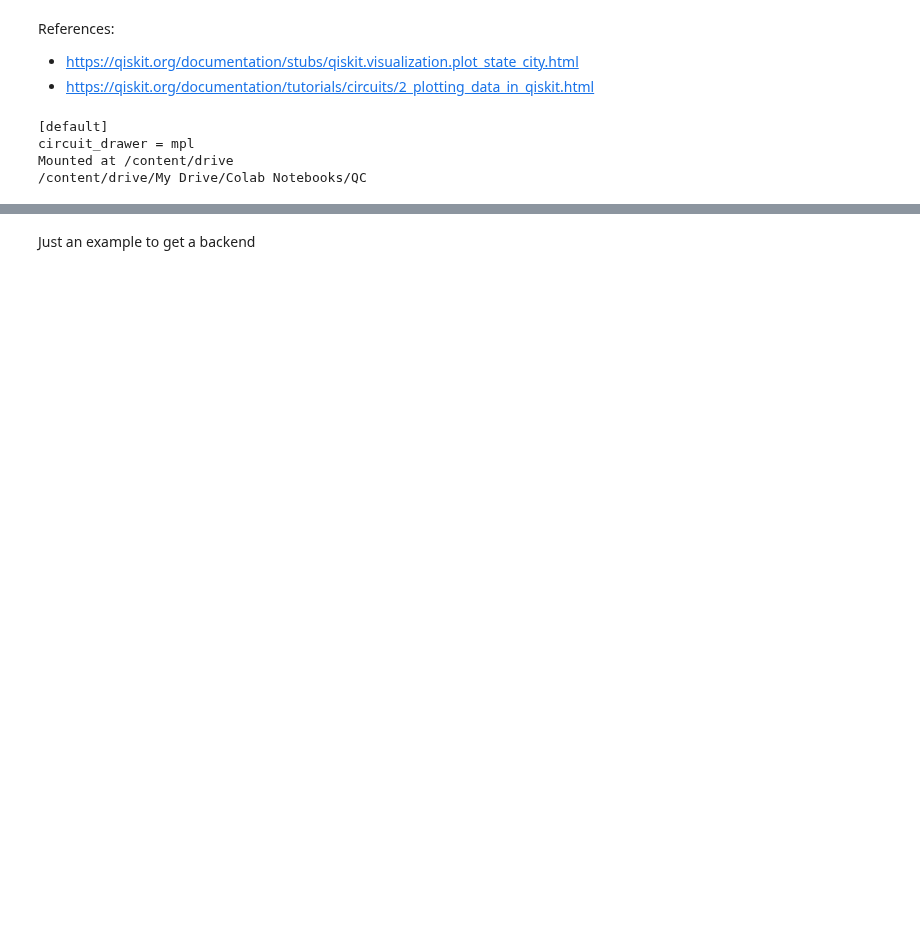
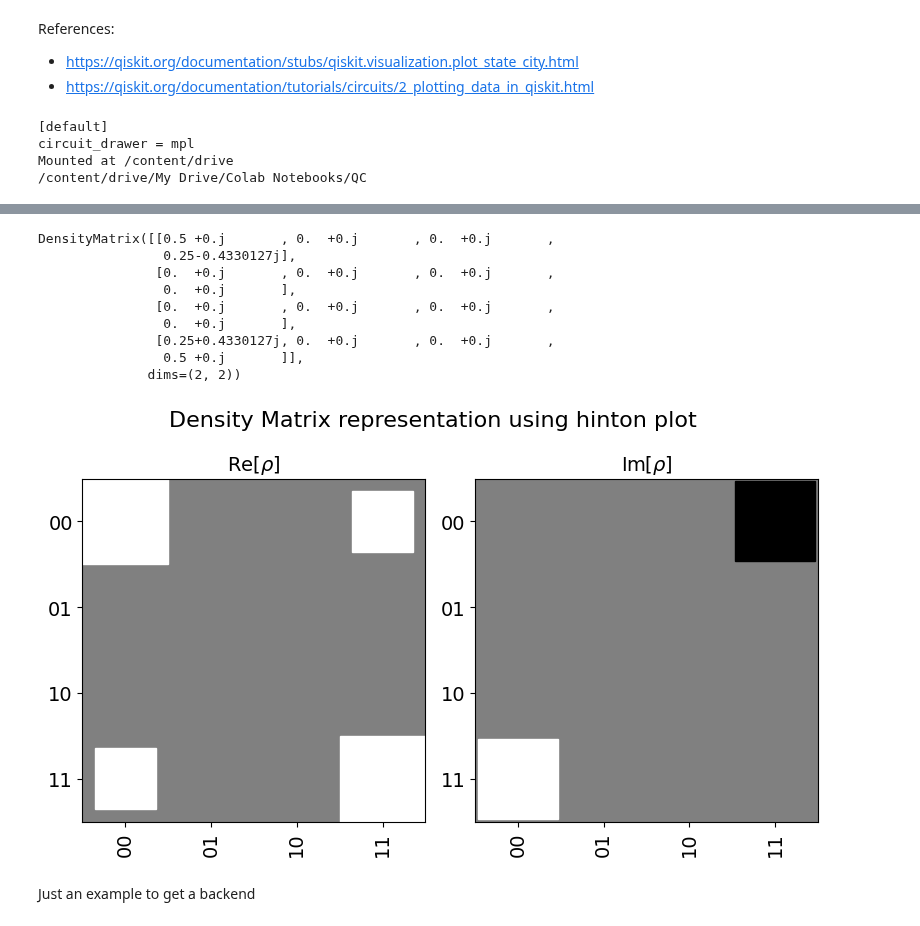
Before and after one commit to mrromaniuc/quantum-computing, a Jupyter notebook: IBMCertifiedAssociateDeveloperQiskit/9.6-Plot_a_Density_Matrix.ipynb, the cells around one changed output, grey strips where cells are left out. Saved outputs shown, nothing was run; the diff lists cells and outputs as text; code cells hidden in the pictures; blank space fills up the shorter version.

```diff
--- a/IBMCertifiedAssociateDeveloperQiskit/9.6-Plot_a_Density_Matrix.ipynb
+++ b/IBMCertifiedAssociateDeveloperQiskit/9.6-Plot_a_Density_Matrix.ipynb
@@ -92,3 +113,28 @@ plot_state_qsphere(sv, show_state_phases=True, use_degrees=True) #Note the phase
+# %%
+import numpy as np
+from qiskit import QuantumCircuit
+from qiskit.visualization import plot_state_hinton
+from qiskit.quantum_info import DensityMatrix
+
+qc = QuantumCircuit(2)
+qc.h([0])
+qc.p(np.pi/3, 0)
+qc.cx(0,1)
+
+dm = DensityMatrix(qc)
+print(dm)
+plot_state_hinton(qc, title="Density Matrix representation using hinton plot")
+# %% [output]
+DensityMatrix([[0.5 +0.j       , 0.  +0.j       , 0.  +0.j       ,
+                0.25-0.4330127j],
+               [0.  +0.j       , 0.  +0.j       , 0.  +0.j       ,
+                0.  +0.j       ],
+               [0.  +0.j       , 0.  +0.j       , 0.  +0.j       ,
+                0.  +0.j       ],
+               [0.25+0.4330127j, 0.  +0.j       , 0.  +0.j       ,
+                0.5 +0.j       ]],
+              dims=(2, 2))
+[figure, added]
 # %% [markdown]
 Just an example to get a backend
 # %%
```
Also changed, not shown: parts of 5 cells of this notebook.
